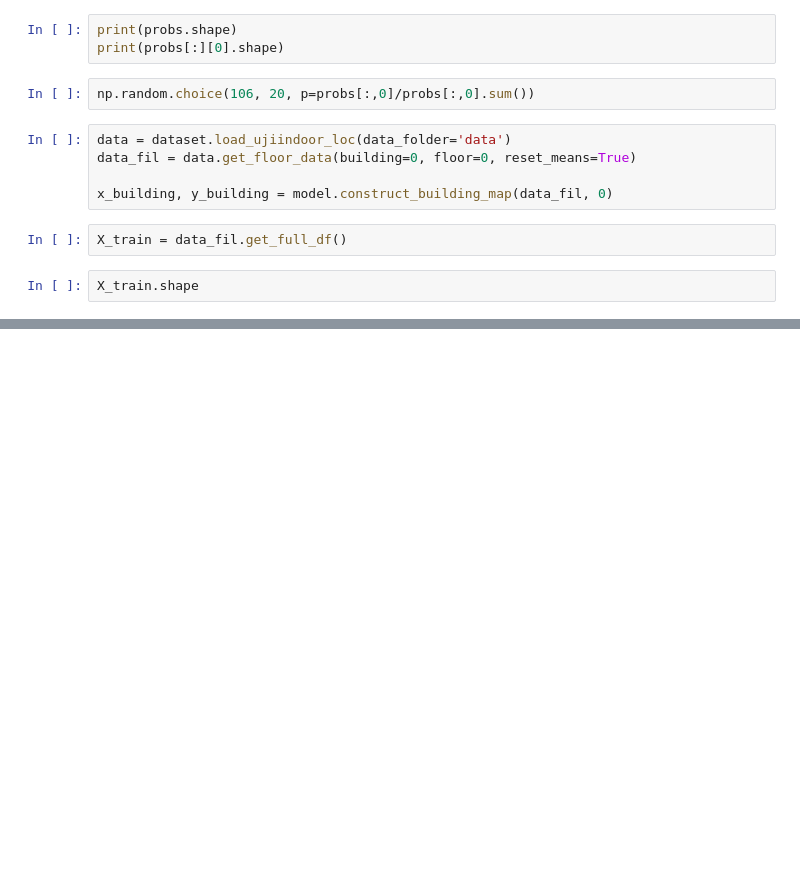
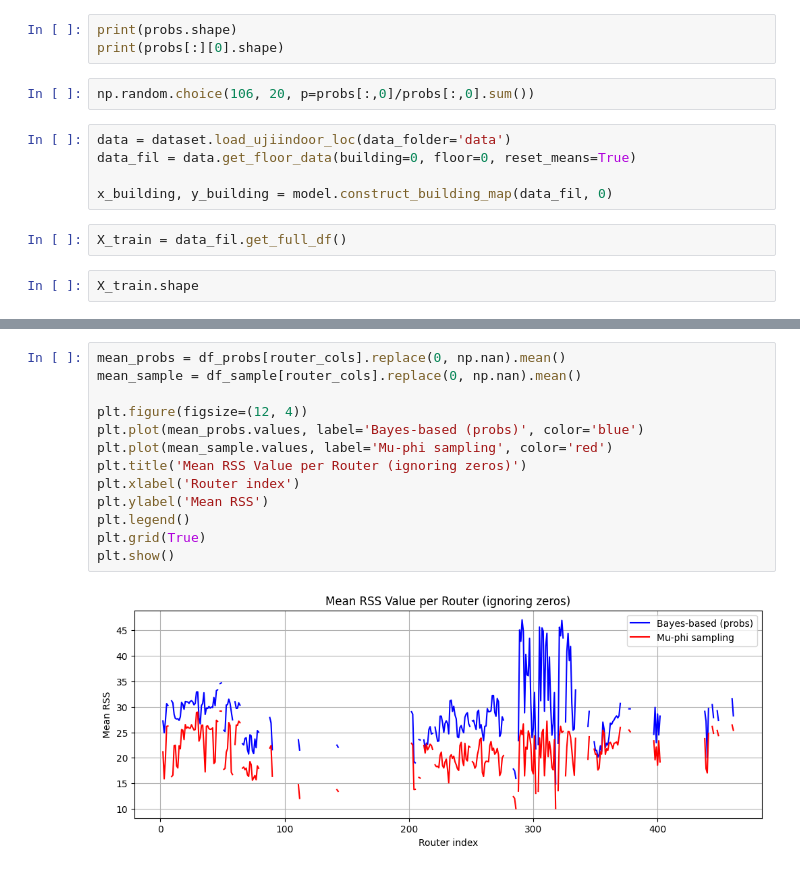
Before and after one commit to guifagundes01/Transformer-LocIndoor, a Jupyter notebook: experimentation.ipynb, the cells around one changed output, grey strips where cells are left out. Drawn from its saved outputs; the diff is of its cells as text; blank space fills up the shorter version.

```diff
--- a/experimentation.ipynb
+++ b/experimentation.ipynb
@@ -240,0 +519,15 @@ X_train.shape
+# %%
+mean_probs = df_probs[router_cols].replace(0, np.nan).mean()
+mean_sample = df_sample[router_cols].replace(0, np.nan).mean()
+
+plt.figure(figsize=(12, 4))
+plt.plot(mean_probs.values, label='Bayes-based (probs)', color='blue')
+plt.plot(mean_sample.values, label='Mu-phi sampling', color='red')
+plt.title('Mean RSS Value per Router (ignoring zeros)')
+plt.xlabel('Router index')
+plt.ylabel('Mean RSS')
+plt.legend()
+plt.grid(True)
+plt.show()
+# %% [output]
+[figure, added]
```
Also changed, not shown: parts of 28 cells of this notebook.
